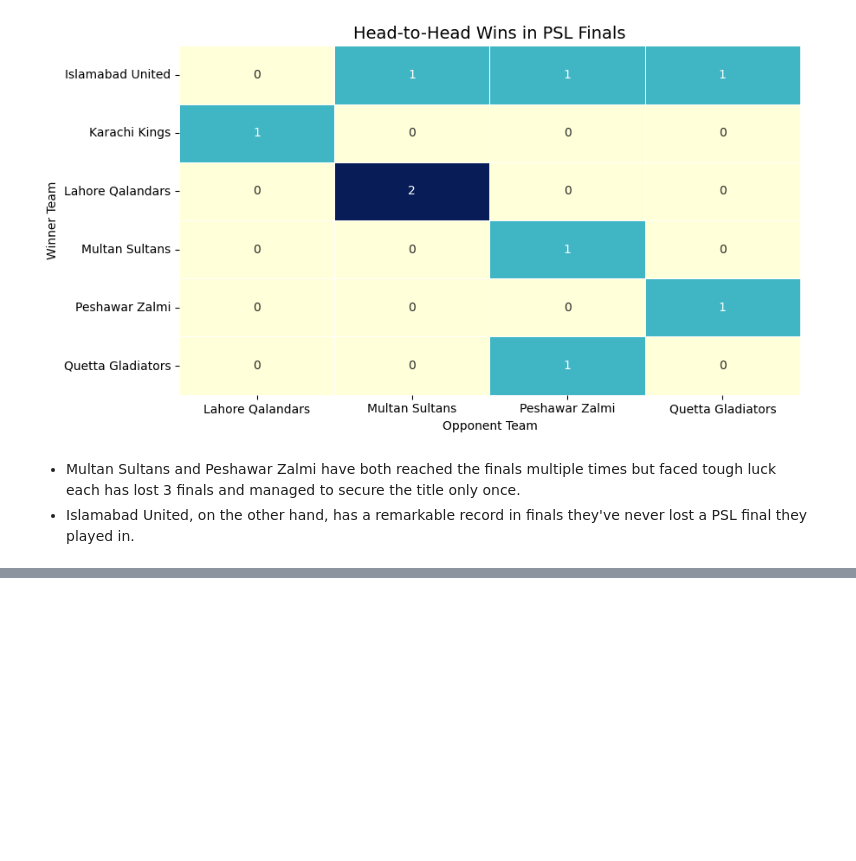
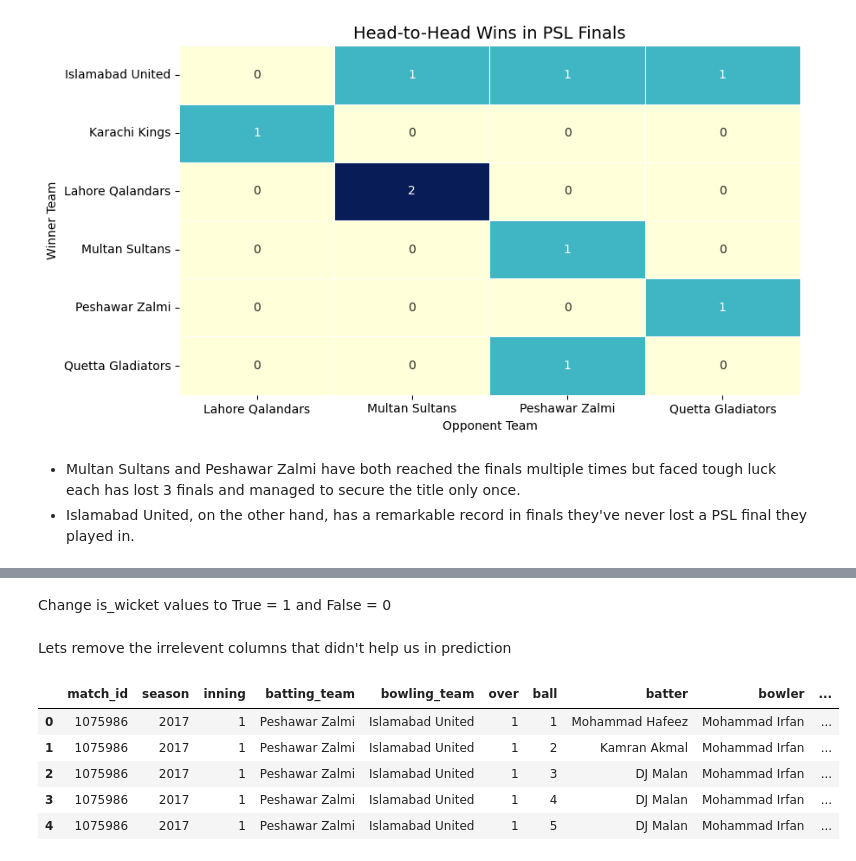
Before and after one commit to danisharain12/Machine-Learning-Projects, a Jupyter notebook: PSL 2025 Winner Prediction/PSL_2025_Winner_Prediction.ipynb, the cells around one changed output, grey strips where cells are left out. Saved outputs shown, nothing was run; the diff lists cells and outputs as text; code cells hidden in the pictures; blank space fills up the shorter version.

```diff
--- a/PSL 2025 Winner Prediction/PSL_2025_Winner_Prediction.ipynb
+++ b/PSL 2025 Winner Prediction/PSL_2025_Winner_Prediction.ipynb
@@ -737,0 +718,2 @@ plt.show()
+# %%
+feature_df['inning'] = feature_df['inning'].replace({3: 1, 4: 2})
@@ -737,0 +722,32 @@ plt.show()
+# %%
+venue_to_city = {
+    'Dubai International Cricket Stadium': 'Dubai',
+    'Sharjah Cricket Stadium': 'Sharjah',
+    'Sheikh Zayed Stadium, Abu Dhabi': 'Abu Dhabi',
+    'Sheikh Zayed Stadium': 'Abu Dhabi',
+    'Gaddafi Stadium, Lahore': 'Lahore',
+    'Gaddafi Stadium': 'Lahore',
+    'National Stadium, Karachi': 'Karachi',
+    'National Stadium': 'Karachi',
+    'Rawalpindi Cricket Stadium': 'Rawalpindi',
+    'Multan Cricket Stadium': 'Multan'
+}
+
+feature_df['city'] = feature_df['venue'].map(venue_to_city)
+# %% [markdown]
+Change is_wicket values to True = 1 and False = 0
+# %%
+feature_df['is_wicket'] = feature_df['is_wicket'].replace({True : 1 , False : 0})
+# %% [markdown]
+Lets remove the irrelevent columns that didn't help us in prediction
+# %%
+feature_df.drop(columns=['date', 'venue',  'year', 'win_by', 'player_of_match' , 'non_striker', 'umpire_1', 'umpire_2', 'month'], axis=1, inplace=True)
+# %%
+feature_df.head()
+# %% [output]
+|  | match_id | season | inning | batting_team | bowling_team | over | ball | batter | bowler | ... |
+| 0 | 1075986 | 2017 | 1 | Peshawar Zalmi | Islamabad United | 1 | 1 | Mohammad Hafeez | Mohammad Irfan | ... |
+| 1 | 1075986 | 2017 | 1 | Peshawar Zalmi | Islamabad United | 1 | 2 | Kamran Akmal | Mohammad Irfan | ... |
+| 2 | 1075986 | 2017 | 1 | Peshawar Zalmi | Islamabad United | 1 | 3 | DJ Malan | Mohammad Irfan | ... |
+| 3 | 1075986 | 2017 | 1 | Peshawar Zalmi | Islamabad United | 1 | 4 | DJ Malan | Mohammad Irfan | ... |
+| 4 | 1075986 | 2017 | 1 | Peshawar Zalmi | Islamabad United | 1 | 5 | DJ Malan | Mohammad Irfan | ... |
```
Also changed, not shown: parts of 14 cells of this notebook.
